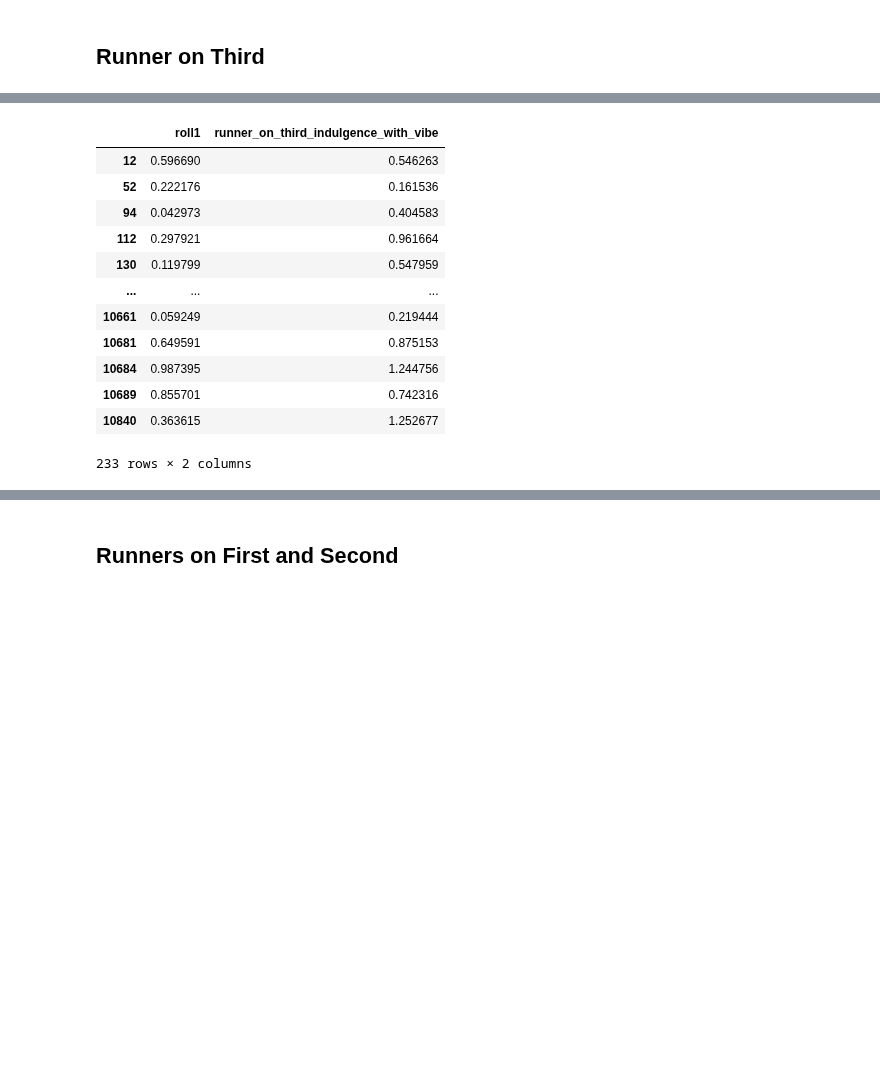
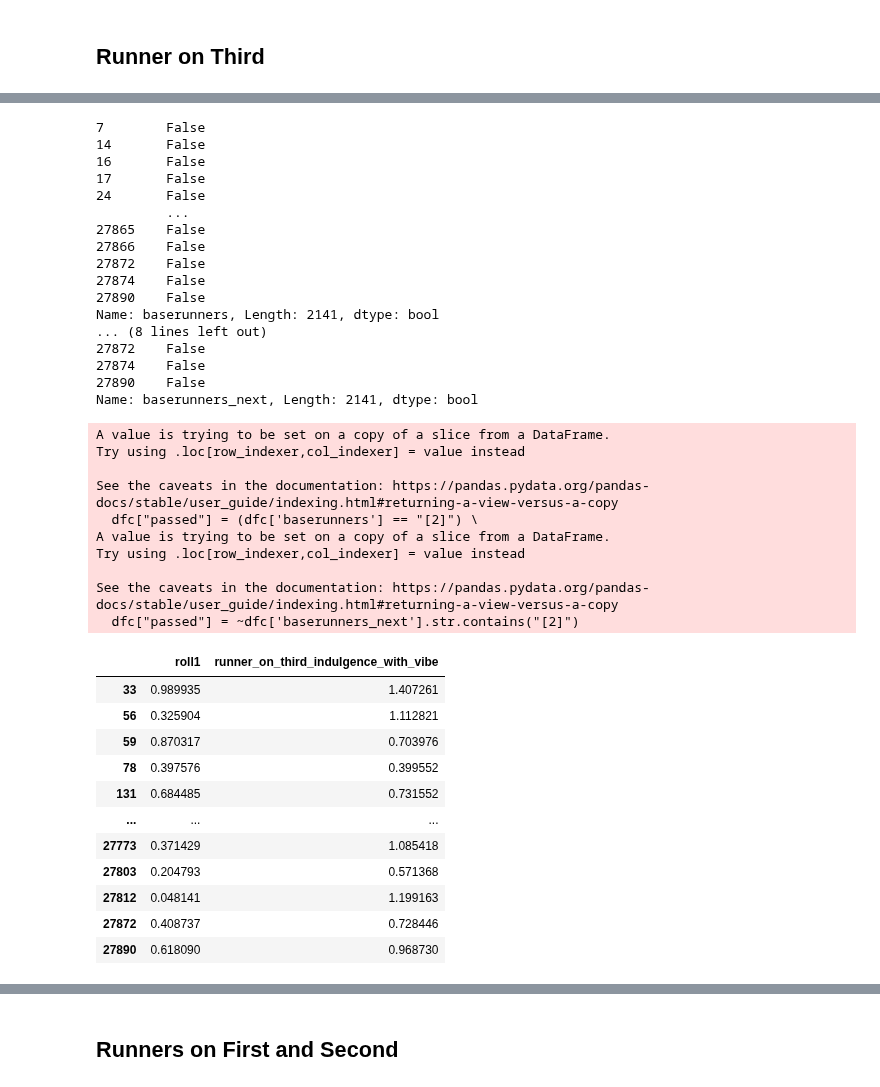
Before and after one commit to xSke/resim, a Jupyter notebook: notebooks/flyouts_master.ipynb, the cells around one changed output, grey strips where cells are left out. Saved outputs shown, nothing was run; the diff lists cells and outputs as text; code cells hidden in the pictures; blank space fills up the shorter version.

```diff
--- a/notebooks/flyouts_master.ipynb
+++ b/notebooks/flyouts_master.ipynb
@@ -952,7 +672,33 @@ DP (unused), Advance (pass)
 # %%
-dfc = df[df['baserunners'] == "[2]"]
-# Define the final state runners as well
-dfc = dfc[dfc['baserunners_next'].isin(["[2]","[]"])]
+# Bring in all situations with a runner on 3rd since the first roll is always to check if 3rd base advances
+print(df['baserunners'] == "[2]")
+print(df['baserunners_next'].isin(["[2]","[]"]))
+dfc = df[ \
+    ((df['baserunners'] == "[2]") & (df['baserunners_next'].isin(["[2]","[]"]))) \
+    | \
+    ((df['baserunners'] == "[2, 1, 0]") & (df['baserunners_next'].isin(["[2, 1, 0]","[1, 0]","[2, 0]"]))) \
+    | \
+    ((df['baserunners'] == "[2, 1]") & (df['baserunners_next'].isin(["[2, 1]","[1]","[2]"]))) \
+    | \
+    ((df['baserunners'] == "[2, 0]") & (df['baserunners_next'].isin(["[2, 0]","[0]","[1]"]))) \
+    ]
+dfc["passed"] = ((dfc['baserunners'] == "[2]") & (df['baserunners_next'].isin(["[]"]))) \
+                | \
+                ((dfc['baserunners'] == "[2, 1, 0]") & (df['baserunners_next'].isin(["[1, 0]","[2, 0]"]))) \
+                | \
+                ((dfc['baserunners'] == "[2, 1]") & (df['baserunners_next'].isin(["[1]","[2]"]))) \
+                | \
+                ((dfc['baserunners'] == "[2, 0]") & (df['baserunners_next'].isin(["[1]","[0]"])))
+
+# Plot the roll
+fig, ax = plt.subplots(1, figsize=(10, 6), facecolor='white')
+ax.hist(
+    dfc['roll1'],
+    bins=10,
+    range=[0.,1.],
+    color="green",
+    alpha = 0.5
+)
 dfc["passed"] = ~dfc['baserunners_next'].str.contains("[2]")
 # print(dfc[dfc["baserunners_next"] == "[0]"][["baserunners_next","passed"]])
 # print(dfc[dfc["baserunners_next"] == "[1]"][["baserunners_next","passed"]])
@@ -985,42 +731,68 @@ X = dfc[
         # 'runner_on_first_ground_friction_with_vibe',
         'runner_on_third_indulgence_with_vibe',
         # 'ballpark_grandiosity',
         # 'ballpark_fortification',
         # 'ballpark_obtuseness',
         # 'ballpark_ominousness',
         # 'ballpark_inconvenience',
         # 'ballpark_viscosity',
         # 'ballpark_forwardness',
         # 'ballpark_mysticism',
         # 'ballpark_elongation',
         # 'ballpark_filthiness',
     ]
 ]
 
 # X = X[X['roll'] < 0.85]
 
 # X = dfc[['roll', 'pitcher_ruthlessness', 'ballpark_forwardness']]
 # X = dfc[['roll', 'pitcher_ruthlessness']]
 
 # Test out a specific coefficient
 # X["roll1"] = X["roll1"]-0.4*X["pitcher_shakespearianism_with_vibe"]
 # X.drop("pitcher_shakespearianism_with_vibe", axis="columns", inplace=True)
 # X["roll1"] = X["roll1"]-0.1*X["fielder_tenaciousness_with_vibe"]
 # X.drop("fielder_tenaciousness_with_vibe", axis="columns", inplace=True)
 y = X["passed"]
 X = X.drop("passed", axis=1)
 X
 # %% [output]
+7        False
+14       False
+16       False
+17       False
+24       False
+         ...
+27865    False
+27866    False
+27872    False
+27874    False
+27890    False
+Name: baserunners, Length: 2141, dtype: bool
+... (8 lines left out)
+27872    False
+27874    False
+27890    False
+Name: baserunners_next, Length: 2141, dtype: bool
+A value is trying to be set on a copy of a slice from a DataFrame.
+Try using .loc[row_indexer,col_indexer] = value instead
+
+See the caveats in the documentation: https://pandas.pydata.org/pandas-docs/stable/user_guide/indexing.html#returning-a-view-versus-a-copy
+  dfc["passed"] = (dfc['baserunners'] == "[2]") \
+A value is trying to be set on a copy of a slice from a DataFrame.
+Try using .loc[row_indexer,col_indexer] = value instead
+
+See the caveats in the documentation: https://pandas.pydata.org/pandas-docs/stable/user_guide/indexing.html#returning-a-view-versus-a-copy
+  dfc["passed"] = ~dfc['baserunners_next'].str.contains("[2]")
 |  | roll1 | runner_on_third_indulgence_with_vibe |
-| 12 | 0.596690 | 0.546263 |
-| 52 | 0.222176 | 0.161536 |
-| 94 | 0.042973 | 0.404583 |
-| 112 | 0.297921 | 0.961664 |
-| 130 | 0.119799 | 0.547959 |
+| 33 | 0.989935 | 1.407261 |
+| 56 | 0.325904 | 1.112821 |
+| 59 | 0.870317 | 0.703976 |
+| 78 | 0.397576 | 0.399552 |
+| 131 | 0.684485 | 0.731552 |
 | ... | ... | ... |
-| 10661 | 0.059249 | 0.219444 |
-| 10681 | 0.649591 | 0.875153 |
-| 10684 | 0.987395 | 1.244756 |
-| 10689 | 0.855701 | 0.742316 |
-| 10840 | 0.363615 | 1.252677 |
+| 27773 | 0.371429 | 1.085418 |
+| 27803 | 0.204793 | 0.571368 |
+| 27812 | 0.048141 | 1.199163 |
+| 27872 | 0.408737 | 0.728446 |
+| 27890 | 0.618090 | 0.968730 |
-233 rows × 2 columns
```
Also changed, not shown: parts of 48 cells of this notebook.
